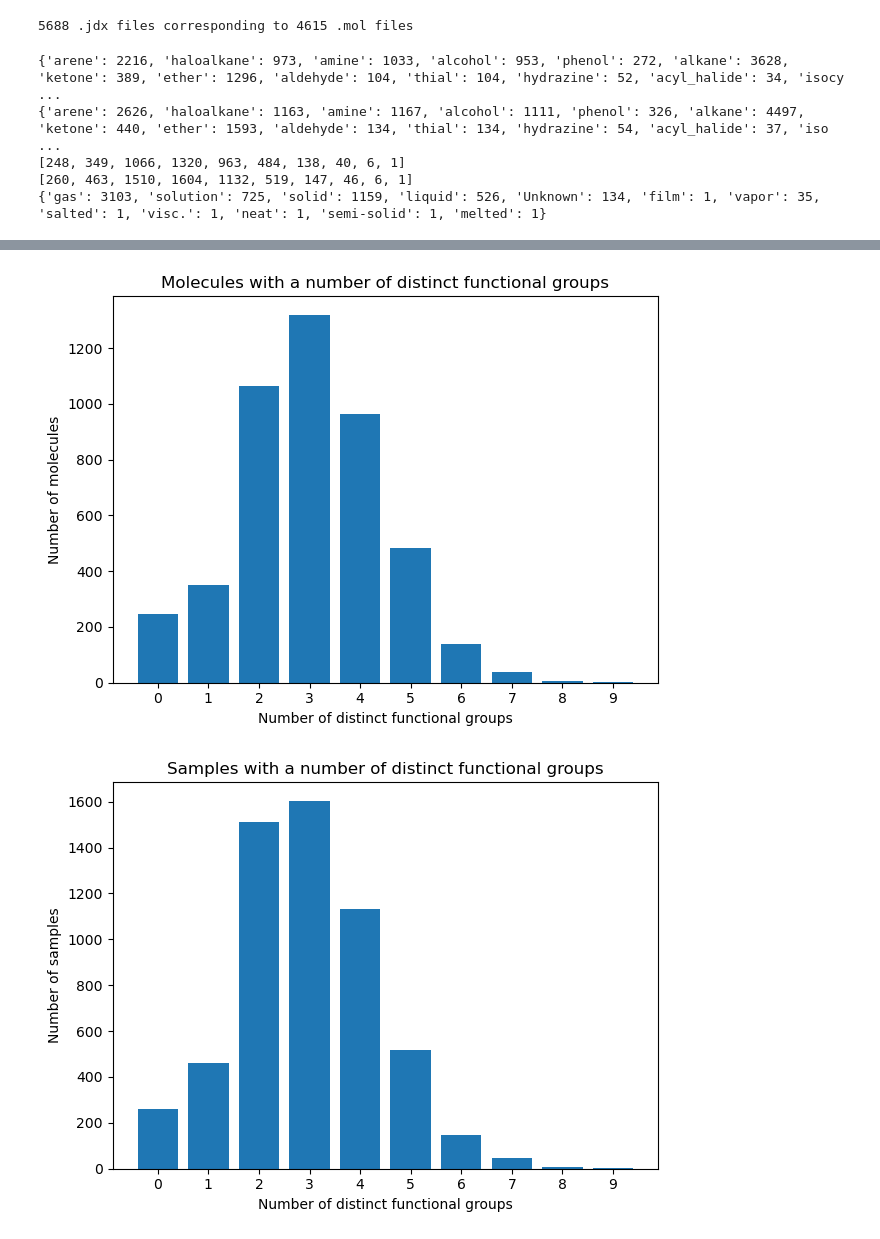
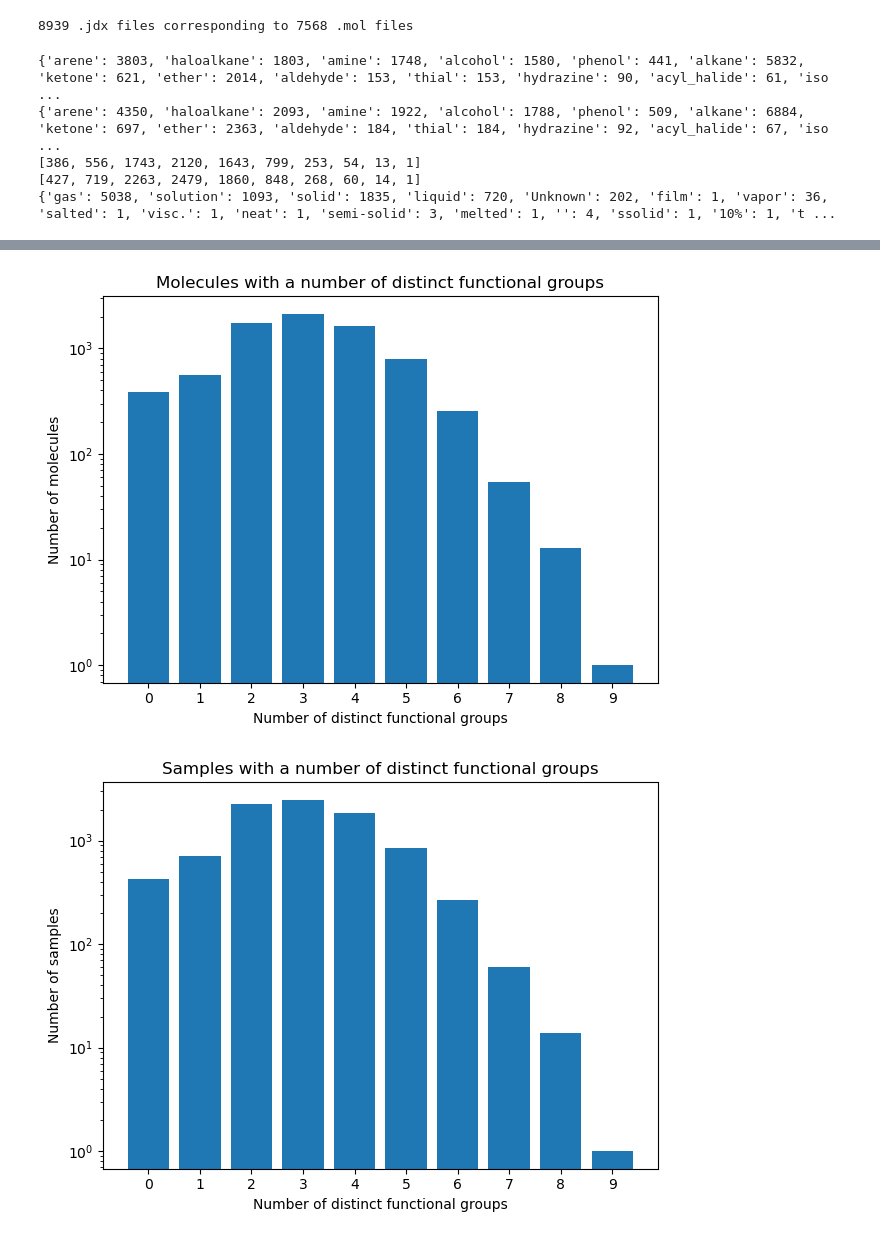
Before and after one commit to Bjottel/4CBLW00-10, a Jupyter notebook: Preproc.ipynb, the cells around one changed output, grey strips where cells are left out. Drawn from its saved outputs; the diff is of its cells as text; code cells hidden in the pictures.

Commit message:
Updated graphs with more data

```diff
--- a/Preproc.ipynb
+++ b/Preproc.ipynb
@@ -32,8 +32,8 @@ for mol_path in mol_files:
 
     mol_to_jdx[os.path.abspath(mol_path)] = matching_jdx
 
-print('Files:')
-for mol_file, jdx_list in mol_to_jdx.items():
-    print('\nMOL: %s' % (mol_file))
-    for jdx_file in jdx_list:
-        print("\tJDX: %s" % (jdx_file))
+#print('Files:')
+#for mol_file, jdx_list in mol_to_jdx.items():
+#    print('\nMOL: %s' % (mol_file))
+#    for jdx_file in jdx_list:
+#        print("\tJDX: %s" % (jdx_file))
@@ -84,7 +66,7 @@ for mol_file, jdx_list in mol_to_jdx.items():
         jdx_count = jdx_count + 1
 print('%i .jdx files corresponding to %i .mol files' % (jdx_count, len(mol_to_jdx)))
 # %% [output]
-5688 .jdx files corresponding to 4615 .mol files
+8939 .jdx files corresponding to 7568 .mol files
 # %%
 import re
 from rdkit import Chem
@@ -93,6 +75,7 @@ import pandas as pd
 import matplotlib.pyplot as plt
 
 
+# SMARTS taken from Jung, G. et al
 functional_group_patterns = {
     #'group_name': Chem.MolFromSmarts['smarts_code']
     'alkane': Chem.MolFromSmarts('[CX4;H3,H2]'),
@@ -208,11 +191,11 @@ print(number_of_functional_groups_samples)
 
 print(states)
 # %% [output]
-{'arene': 2216, 'haloalkane': 973, 'amine': 1033, 'alcohol': 953, 'phenol': 272, 'alkane': 3628, 'ketone': 389, 'ether': 1296, 'aldehyde': 104, 'thial': 104, 'hydrazine': 52, 'acyl_halide': 34, 'isocy ...
-{'arene': 2626, 'haloalkane': 1163, 'amine': 1167, 'alcohol': 1111, 'phenol': 326, 'alkane': 4497, 'ketone': 440, 'ether': 1593, 'aldehyde': 134, 'thial': 134, 'hydrazine': 54, 'acyl_halide': 37, 'iso ...
-[248, 349, 1066, 1320, 963, 484, 138, 40, 6, 1]
-[260, 463, 1510, 1604, 1132, 519, 147, 46, 6, 1]
-{'gas': 3103, 'solution': 725, 'solid': 1159, 'liquid': 526, 'Unknown': 134, 'film': 1, 'vapor': 35, 'salted': 1, 'visc.': 1, 'neat': 1, 'semi-solid': 1, 'melted': 1}
+{'arene': 3803, 'haloalkane': 1803, 'amine': 1748, 'alcohol': 1580, 'phenol': 441, 'alkane': 5832, 'ketone': 621, 'ether': 2014, 'aldehyde': 153, 'thial': 153, 'hydrazine': 90, 'acyl_halide': 61, 'iso ...
+{'arene': 4350, 'haloalkane': 2093, 'amine': 1922, 'alcohol': 1788, 'phenol': 509, 'alkane': 6884, 'ketone': 697, 'ether': 2363, 'aldehyde': 184, 'thial': 184, 'hydrazine': 92, 'acyl_halide': 67, 'iso ...
+[386, 556, 1743, 2120, 1643, 799, 253, 54, 13, 1]
+[427, 719, 2263, 2479, 1860, 848, 268, 60, 14, 1]
+{'gas': 5038, 'solution': 1093, 'solid': 1835, 'liquid': 720, 'Unknown': 202, 'film': 1, 'vapor': 36, 'salted': 1, 'visc.': 1, 'neat': 1, 'semi-solid': 3, 'melted': 1, '': 4, 'ssolid': 1, '10%': 1, 't ...
 # %%
 # Used to prevent states with only a few samples from cluttering the state graph
 DISPLAY_THRESHOLD = 20
@@ -226,6 +209,7 @@ group_counts_mol = list(molecules_with_functional_group.values())
 plt.bar(group_names_mol, group_counts_mol)
 plt.xlabel('Functional group name')
 plt.ylabel('Number of molecules')
+plt.yscale('log')
 plt.title('Molecules in the dataset containing a functional group')
 plt.tight_layout()
 plt.xticks(rotation=90)
@@ -242,6 +226,7 @@ group_counts_samples = list(samples_with_functional_group.values())
 plt.bar(group_names_samples, group_counts_samples)
 plt.xlabel('Functional group name')
 plt.ylabel('Number of samples')
+plt.yscale('log')
 plt.title('Samples in the dataset containing a functional group')
 plt.tight_layout()
 plt.xticks(rotation=90)
@@ -256,6 +241,7 @@ state_counts = [count for count in list(states.values()) if count >= DISPLAY_THR
 plt.bar(state_names, state_counts)
 plt.xlabel('State')
 plt.ylabel('Number of samples')
+plt.yscale('log')
 plt.title('Samples taken in a state')
 plt.tight_layout()
 plt.xticks(rotation=45)
@@ -268,6 +254,7 @@ plt.show()
 plt.bar(range(len(number_of_functional_groups_mols)), number_of_functional_groups_mols)
 plt.xlabel('Number of distinct functional groups')
 plt.ylabel('Number of molecules')
+plt.yscale('log')
 plt.title('Molecules with a number of distinct functional groups')
 plt.xticks(ticks=range(len(number_of_functional_groups_mols)))
 plt.tight_layout()
@@ -280,6 +267,7 @@ plt.show()
 plt.bar(range(len(number_of_functional_groups_samples)), number_of_functional_groups_samples)
 plt.xlabel('Number of distinct functional groups')
 plt.ylabel('Number of samples')
+plt.yscale('log')
 plt.title('Samples with a number of distinct functional groups')
 plt.xticks(ticks=range(len(number_of_functional_groups_samples)))
 plt.tight_layout()
@@ -294,2 +282,2 @@ plt.show()
-[figure, old version]
+[figure, new version]
-[figure, old version]
+[figure, new version]
```
Also changed, not shown: parts of 2 cells of this notebook, 5 other files.
